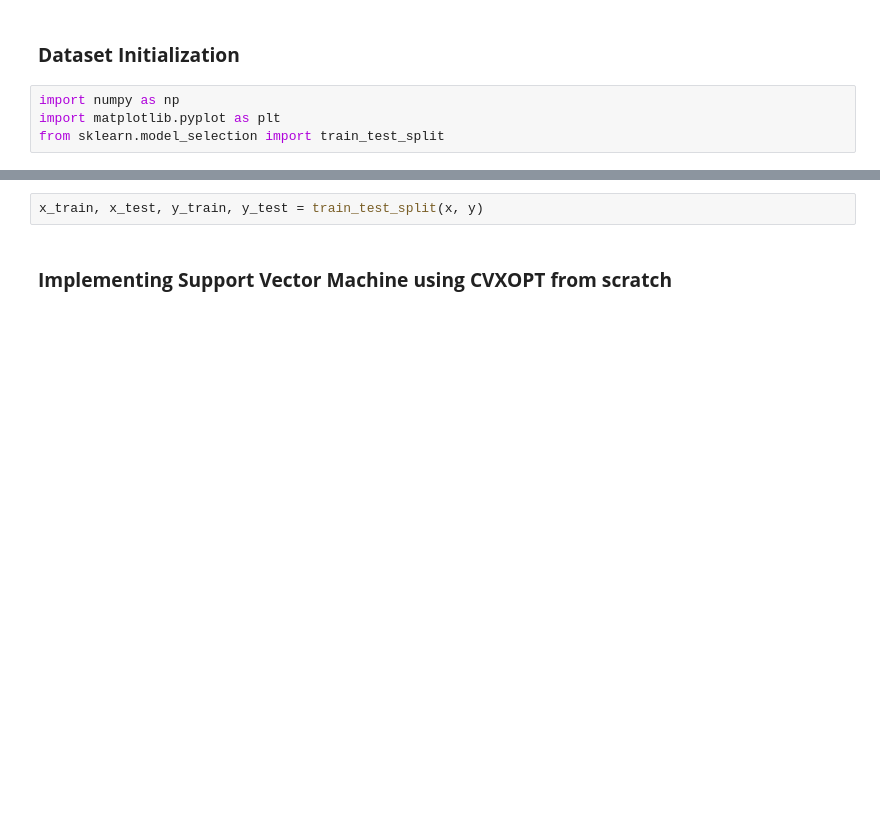
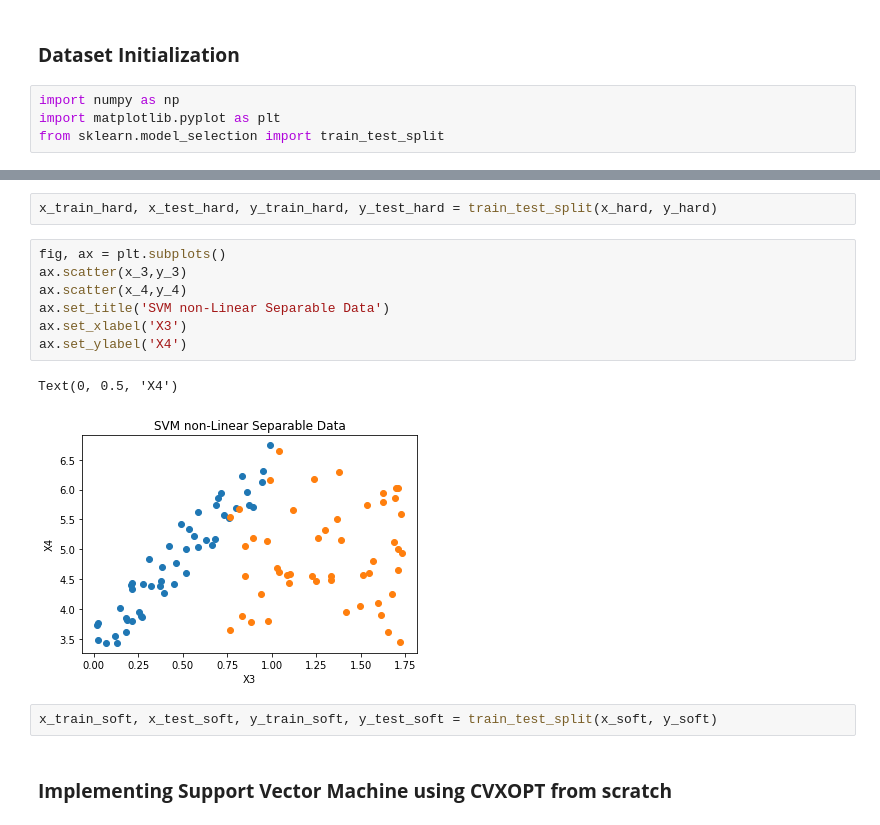
Before and after one commit to Followb1ind1y/Machine-Learning-Algorithms-from-Scratch, a Jupyter notebook: ML_Algorithms_Support_Vector_Machine.ipynb, the cells around one changed output, grey strips where cells are left out. Drawn from its saved outputs; the diff is of its cells as text; blank space fills up the shorter version.

```diff
--- a/ML_Algorithms_Support_Vector_Machine.ipynb
+++ b/ML_Algorithms_Support_Vector_Machine.ipynb
@@ -207,5 +217,17 @@ Text(0, 0.5, 'X2')
-# %%
-x_train, x_test, y_train, y_test = train_test_split(x, y)
+# %%
+x_train_hard, x_test_hard, y_train_hard, y_test_hard = train_test_split(x_hard, y_hard)
+# %%
+fig, ax = plt.subplots()
+ax.scatter(x_3,y_3)
+ax.scatter(x_4,y_4)
+ax.set_title('SVM non-Linear Separable Data')
+ax.set_xlabel('X3')
+ax.set_ylabel('X4')
+# %% [output]
+Text(0, 0.5, 'X4')
+[figure, added]
+# %%
+x_train_soft, x_test_soft, y_train_soft, y_test_soft = train_test_split(x_soft, y_soft)
 # %% [markdown]
 ### **Implementing Support Vector Machine using CVXOPT from scratch**
 # %% [markdown]
```
Also changed, not shown: parts of 18 cells of this notebook.
